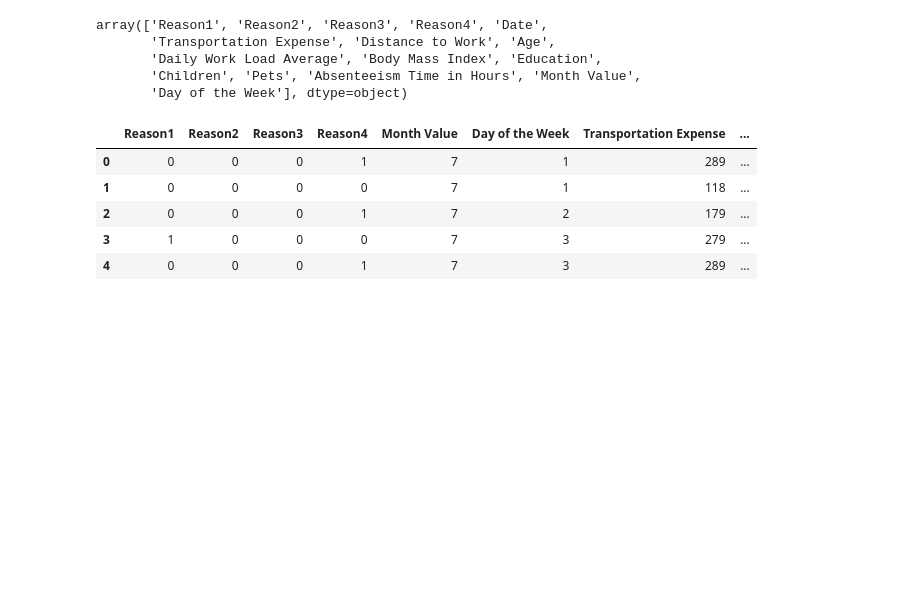
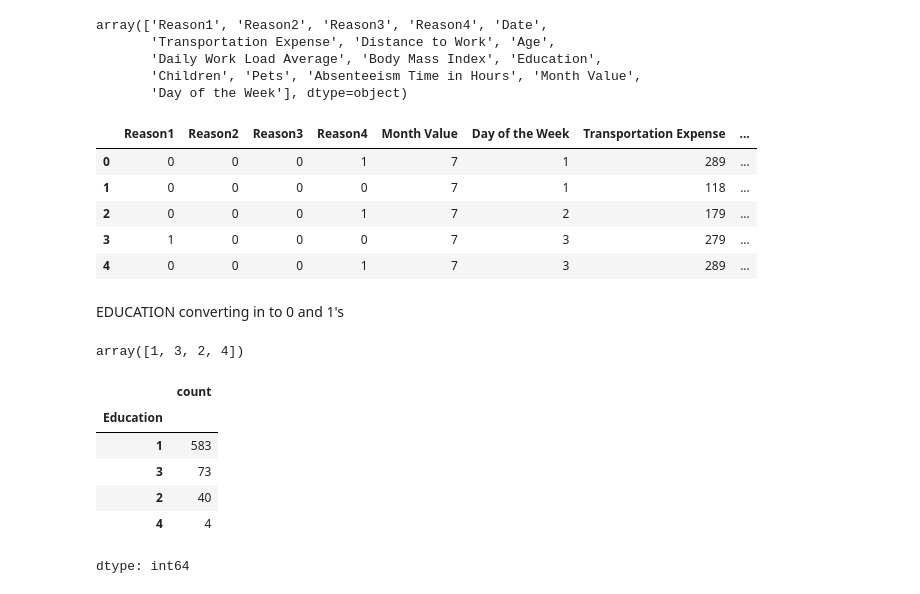
Before and after one commit to Pavancode-py/My-work-of-practice, a Jupyter notebook: Business task DAY2.ipynb, the cells around one changed output. Saved outputs shown, nothing was run; the diff lists cells and outputs as text; code cells hidden in the pictures; blank space fills up the shorter version.

```diff
--- a/Business task DAY2.ipynb
+++ b/Business task DAY2.ipynb
@@ -436,3 +436,19 @@ df_reason_mod.head()
 | 2 | 0 | 0 | 0 | 1 | 7 | 2 | 179 | ... |
 | 3 | 1 | 0 | 0 | 0 | 7 | 3 | 279 | ... |
 | 4 | 0 | 0 | 0 | 1 | 7 | 3 | 289 | ... |
+# %% [markdown]
+EDUCATION converting in to 0 and 1's
+# %%
+df_reason_date_mod['Education'].unique()
+# %% [output]
+array([1, 3, 2, 4])
+# %%
+df_reason_date_mod['Education'].value_counts()
+# %% [output]
+|  | count |
+| Education |  |
+| 1 | 583 |
+| 3 | 73 |
+| 2 | 40 |
+| 4 | 4 |
+dtype: int64
```
Also changed, not shown: parts of 5 cells of this notebook.
